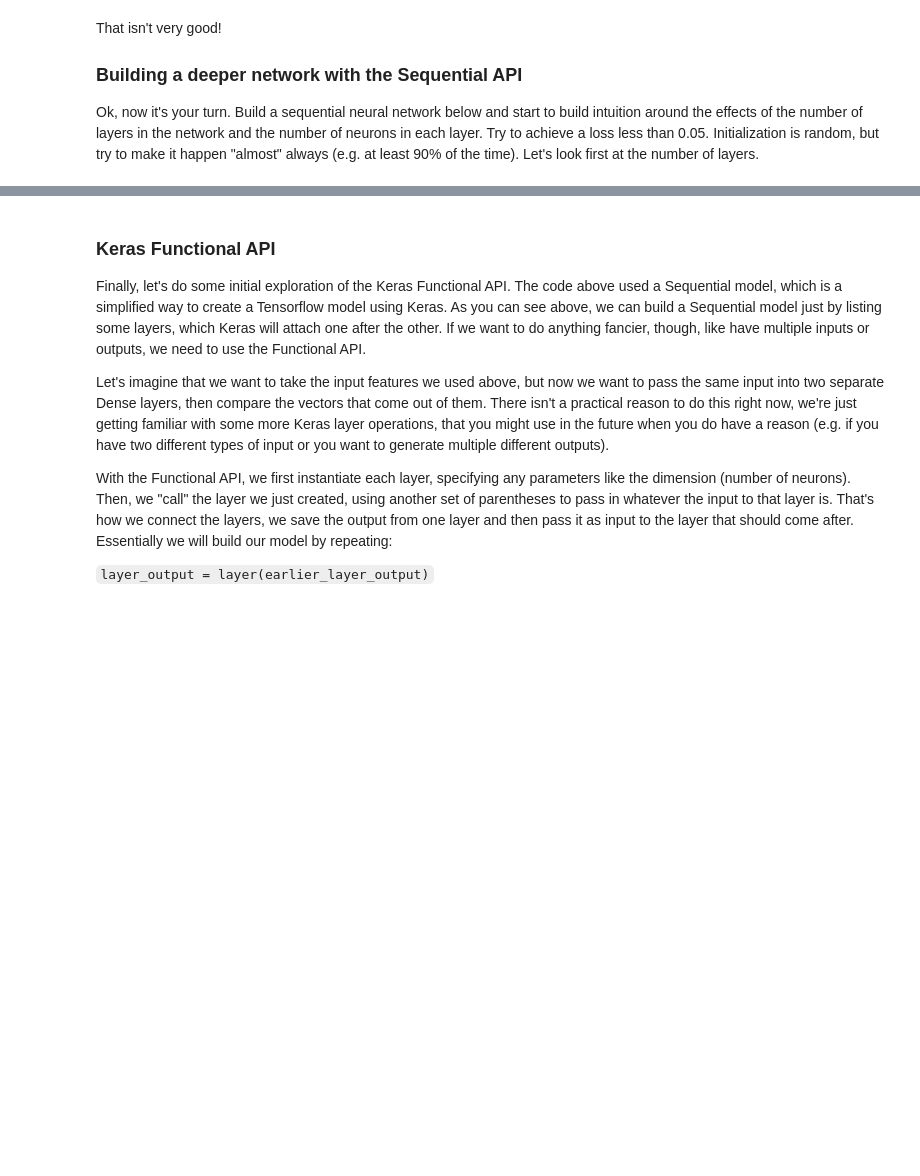
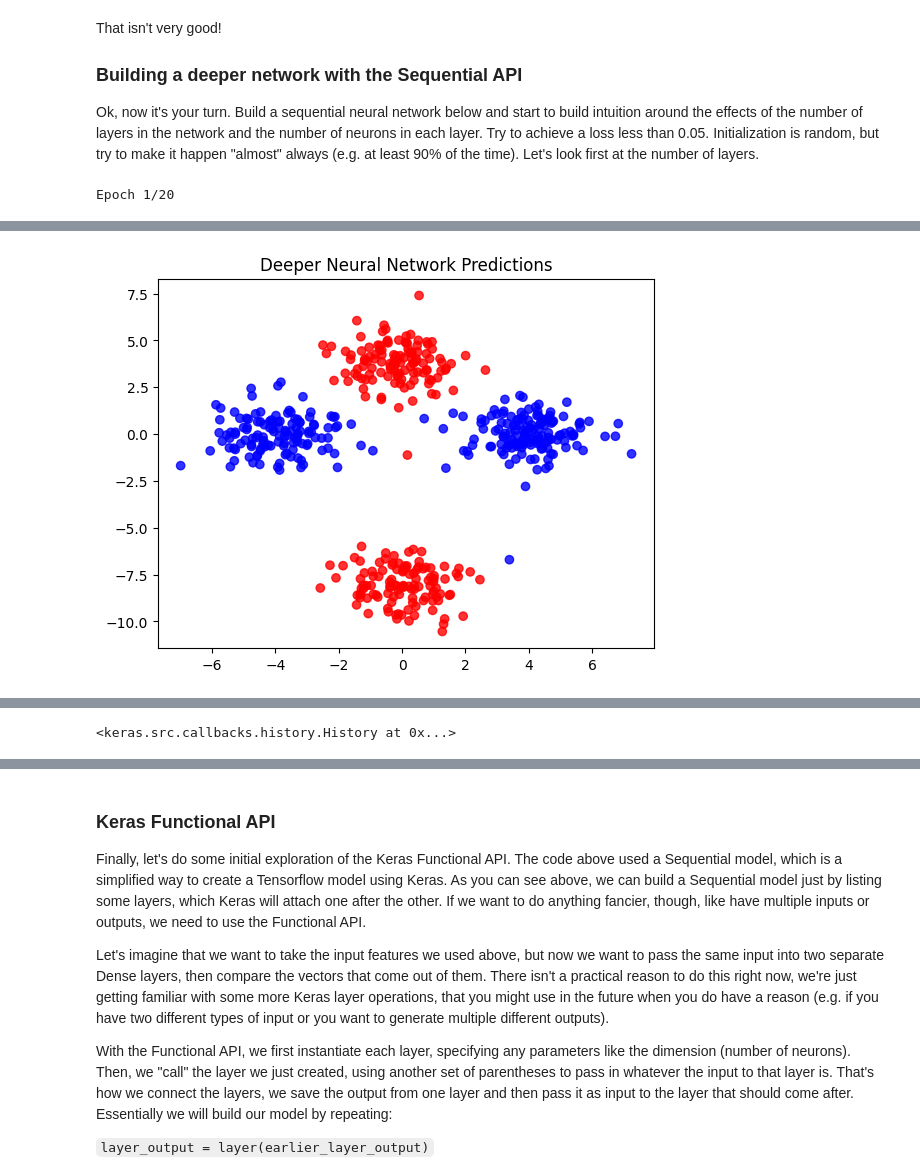
Before and after one commit to datasci-w266/2025-spring-main, a Jupyter notebook: assignment/a1/TensorFlow.ipynb, the cells around one changed output, grey strips where cells are left out. Drawn from its saved outputs; the diff is of its cells as text; code cells hidden in the pictures; blank space fills up the shorter version.

```diff
--- a/assignment/a1/TensorFlow.ipynb
+++ b/assignment/a1/TensorFlow.ipynb
@@ -136,7 +194,7 @@ That isn't very good!
 
 Ok, now it's your turn.  Build a sequential neural network below and start to build intuition around the effects of the number of layers in the network and the number of neurons in each layer.  Try to achieve a loss less than 0.05.  Initialization is random, but try to make it happen "almost" always (e.g. at least 90% of the time). Let's look first at the number of layers.
 # %%
-deep_model = keras.Sequential([
+narrow_model = keras.Sequential([
     #
     # Hint, try "relu" as your activation function.
     # relu(z) = max(0, z).
@@ -157,20 +215,41 @@ deep_model = keras.Sequential([
     #   If we keep repeating the same hidden layer with n neurons:
     #    What's the minimum number of hidden layers you can get away with given a larger value of n?
     #    For this exercise the value of n should be constant across all your layers and n > 5
+])
 
-    ### YOUR CODE HERE
+# Build a sequential deep neural network
+deep_model = keras.Sequential([
+    keras.layers.Dense(32, activation='relu', input_shape=(2,)),  # Input layer with 32 neurons
+    keras.layers.Dense(32, activation='relu'),                   # Hidden layer 1
+    keras.layers.Dense(32, activation='relu'),                   # Hidden layer 2
+    keras.layers.Dense(1, activation='sigmoid')                  # Output layer for binary classification
+])
 
+# Compile the model
+deep_model.compile(optimizer='adam',
+                   loss='binary_crossentropy',
+                   metrics=['accuracy'])
 
+# Train the model
+history = deep_model.fit(X_train, y_train, epochs=20, verbose=1)
 
+# Evaluate the model on the test set
+predictions = deep_model.predict(X_test)
 
-    ### END YOUR CODE
+# Visualize the predictions
+plt.scatter(X_test[:, 0], X_test[:, 1], c=(predictions > 0.5).squeeze(), cmap='bwr', alpha=0.8)
+plt.title("Deeper Neural Network Predictions")
+plt.show()
 
-    # Think about why you still use a sigmoid at the top of your network.
+# Think about why you still use a sigmoid at the top of your network.
+narrow_model = keras.Sequential([
     keras.layers.Dense(1, activation='sigmoid')
 ])
 
-deep_model.compile(optimizer='adam',
-              loss='binary_crossentropy',
-              metrics=['accuracy'])
+narrow_model.compile(optimizer='adam',
+                     loss='binary_crossentropy',
+                     metrics=['accuracy'])
 
-deep_model.fit(X_train, y_train, epochs=10)
+narrow_model.fit(X_train, y_train, epochs=10)
+# %% [output]
+Epoch 1/20
@@ -176,0 +273 @@ deep_model.fit(X_train, y_train, epochs=10)
+[figure, added]
@@ -177,3 +294,4 @@ deep_model.fit(X_train, y_train, epochs=10)
+<keras.src.callbacks.history.History at 0x...>
 # %%
 predictions = deep_model.predict(X_test)
 plt.scatter(X_test[:,0], X_test[:,1], c=predictions[:,0]>0.5, cmap='bwr')
```
Also changed, not shown: parts of 17 cells of this notebook, 2 other files.
